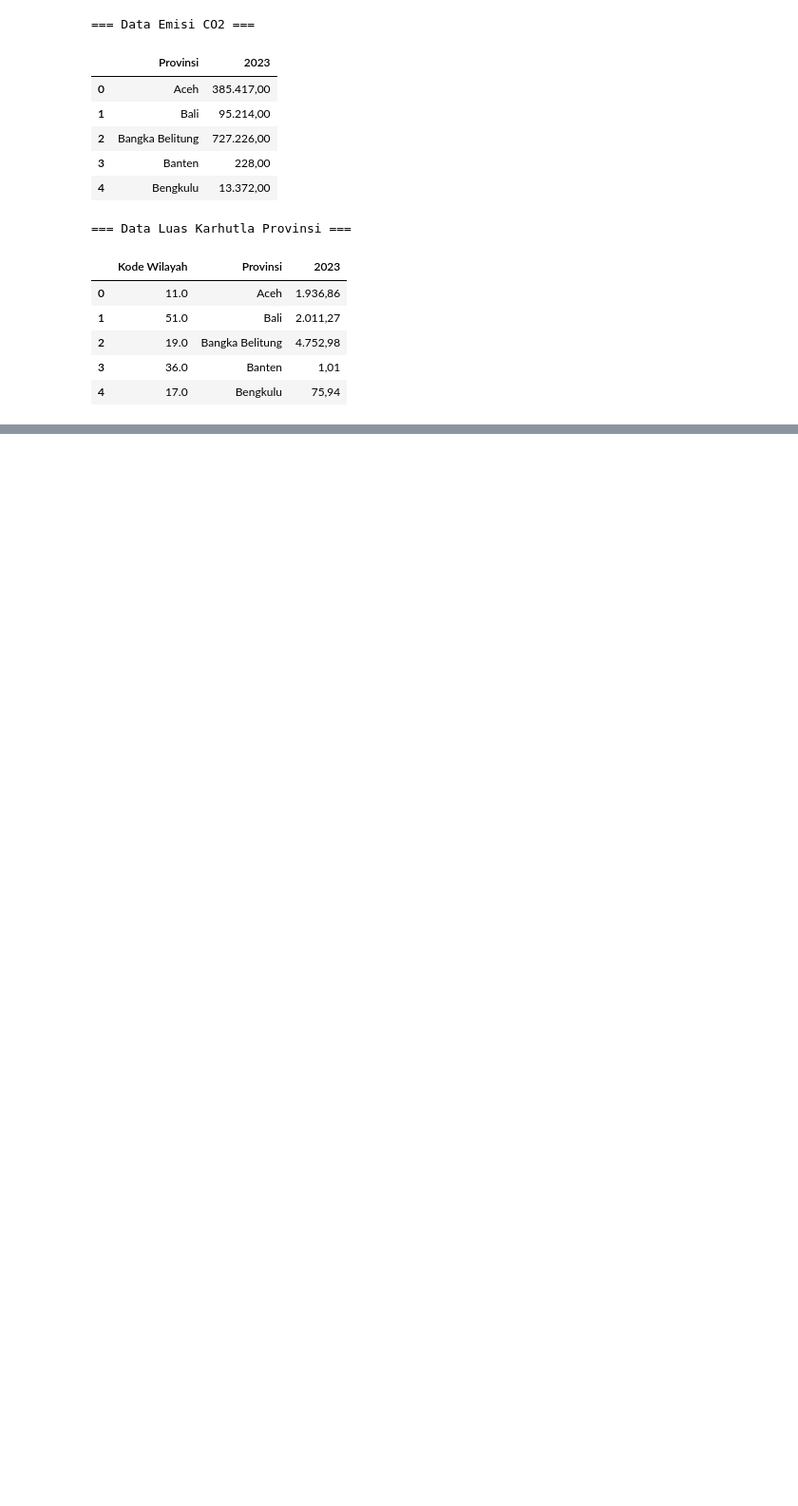
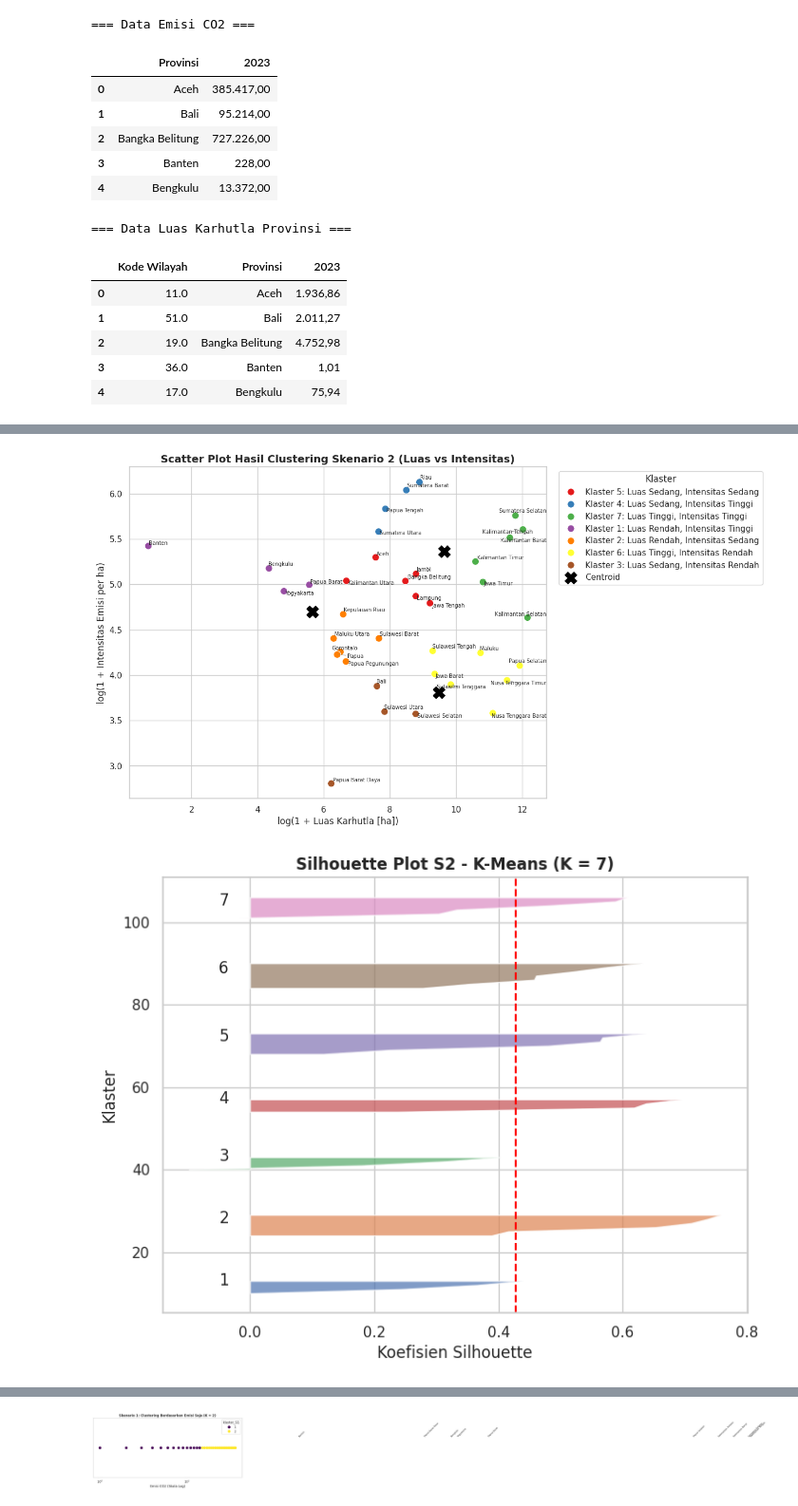
Before and after one commit to ImNotDanish05/2026_Pembelajaran-Mesin_TI-3A, a Jupyter notebook: Week_11/Main.ipynb, the cells around one changed output, grey strips where cells are left out. Shown at 95% size. Saved outputs shown, nothing was run; the diff lists cells and outputs as text; code cells hidden in the pictures; blank space fills up the shorter version.

```diff
--- a/Week_11/Main.ipynb
+++ b/Week_11/Main.ipynb
@@ -258,0 +595,78 @@ File berhasil disimpan ke: hasil_clustering_karhutla_emisi.csv
+# %%
+from adjustText import adjust_text
+
+# a) fig07_scatter_klaster_S2
+fig7, ax7 = plt.subplots(figsize=(10, 8))
+sns.scatterplot(
+    x='log_luas', y='log_intensitas', hue='nama_klaster_S2',
+    data=df_clust, s=90, palette='Set1', ax=ax7
+)
+
+# Centroids
+# Ambil centroids dari model final (K-Means pada S2)
+centroids = KMeans(n_clusters=3, n_init=50, random_state=RANDOM_STATE).fit(X['S2']).cluster_centers_
+# Denormalisasi centroids untuk divisualisasikan pada skala log
+scaler_s2 = StandardScaler().fit(df_clust[['log_luas', 'log_intensitas']])
+centroids_log = scaler_s2.inverse_transform(centroids)
+
+ax7.scatter(centroids_log[:, 0], centroids_log[:, 1], marker='X', s=250, color='black', label='Centroid')
+
+texts = [ax7.text(row['log_luas'], row['log_intensitas'], row['Provinsi'], fontsize=7) for _, row in df_clust.iterrows()]
+adjust_text(texts, ax=ax7, arrowprops=dict(arrowstyle='-', color='gray', lw=0.5))
+
+ax7.set_title('Scatter Plot Hasil Clustering Skenario 2 (Luas vs Intensitas)', fontsize=14, fontweight='bold')
+ax7.set_xlabel('log(1 + Luas Karhutla [ha])')
+ax7.set_ylabel('log(1 + Intensitas Emisi per ha)')
+ax7.legend(title='Klaster', bbox_to_anchor=(1.02, 1), loc='upper left')
+simpan_fig(fig7, 'fig07_scatter_klaster_S2')
+plt.show()
+
+# b) fig08_silhouette_S2
+fig8, ax8 = plt.subplots(figsize=(8, 6))
+sil_vals = silhouette_samples(X['S2'], df_clust['klaster_S2'])
+y_lower = 10
+for i in sorted(df_clust['klaster_S2'].unique()):
+    ith_cluster_sil_vals = sil_vals[df_clust['klaster_S2'] == i]
+    ith_cluster_sil_vals.sort()
+    size_cluster_i = ith_cluster_sil_vals.shape[0]
+    y_upper = y_lower + size_cluster_i
+    ax8.fill_betweenx(np.arange(y_lower, y_upper), 0, ith_cluster_sil_vals, alpha=0.7)
+    ax8.text(-0.05, y_lower + 0.5 * size_cluster_i, str(i))
+    y_lower = y_upper + 10
+
+ax8.set_title(f'Silhouette Plot S2 - {MODEL_FINAL} (K = {k})', fontsize=12, fontweight='bold')
+ax8.set_xlabel('Koefisien Silhouette')
+ax8.set_ylabel('Klaster')
+ax8.axvline(x=silhouette_score(X['S2'], df_clust['klaster_S2']), color="red", linestyle="--")
+simpan_fig(fig8, 'fig08_silhouette_S2')
+plt.show()
+
+# c) fig09_bar_emisi_per_klaster
+fig9, ax9 = plt.subplots(figsize=(10, 10))
+df_sorted_emisi = df_clust.sort_values('emisi_co2', ascending=False)
+sns.barplot(x='emisi_co2', y='Provinsi', hue='nama_klaster_S2', data=df_sorted_emisi, dodge=False, ax=ax9, palette='Set1')
+ax9.set_xscale('log')
+ax9.set_title('Peringkat Emisi CO2 per Provinsi (skala log)', fontsize=14, fontweight='bold')
+ax9.set_xlabel('Emisi CO2 (Skala Log)')
+ax9.legend(title='Klaster', loc='lower right')
+simpan_fig(fig9, 'fig09_bar_emisi_per_klaster')
+plt.show()
+
+# d) fig10_skenario1_1D
+fig10, ax10 = plt.subplots(figsize=(10, 4))
+sns.stripplot(x='emisi_co2', y=[0]*len(df_clust), hue='klaster_S1', data=df_clust, size=10, palette='viridis', ax=ax10)
+ax10.set_xscale('log')
+ax10.set_title(f'Skenario 1: Clustering Berdasarkan Emisi Saja (K = {K_TERPILIH["S1"]})', fontsize=12, fontweight='bold')
+ax10.set_xlabel('Emisi CO2 (Skala Log)')
+ax10.set_yticks([])
+
+# Label 5 tertinggi dan 5 terendah
+sort_em = df_clust.sort_values('emisi_co2')
+for _, row in pd.concat([sort_em.head(5), sort_em.tail(5)]).iterrows():
+    ax10.text(row['emisi_co2'], 0.02, row['Provinsi'], fontsize=8, rotation=45, ha='right')
+
+simpan_fig(fig10, 'fig10_skenario1_1D')
+plt.show()
+# %% [output]
+[figure, added]
+[figure, added]
@@ -258,0 +674 @@ File berhasil disimpan ke: hasil_clustering_karhutla_emisi.csv
+[figure, added]
```
Also changed, not shown: parts of 41 cells of this notebook.
